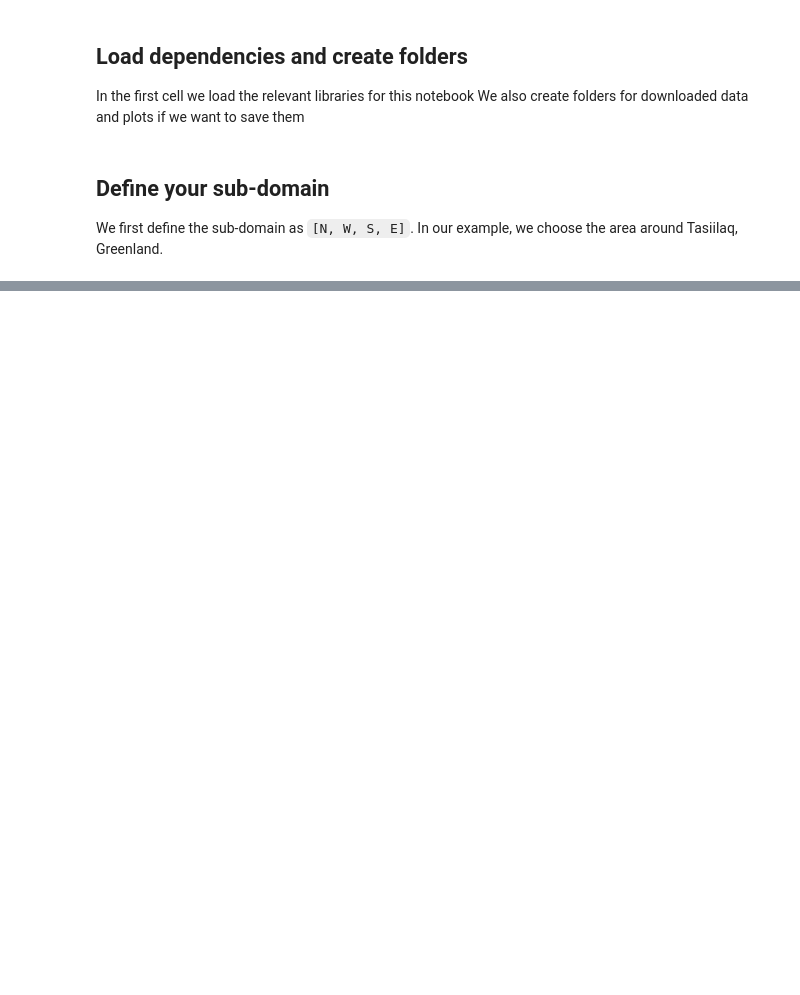
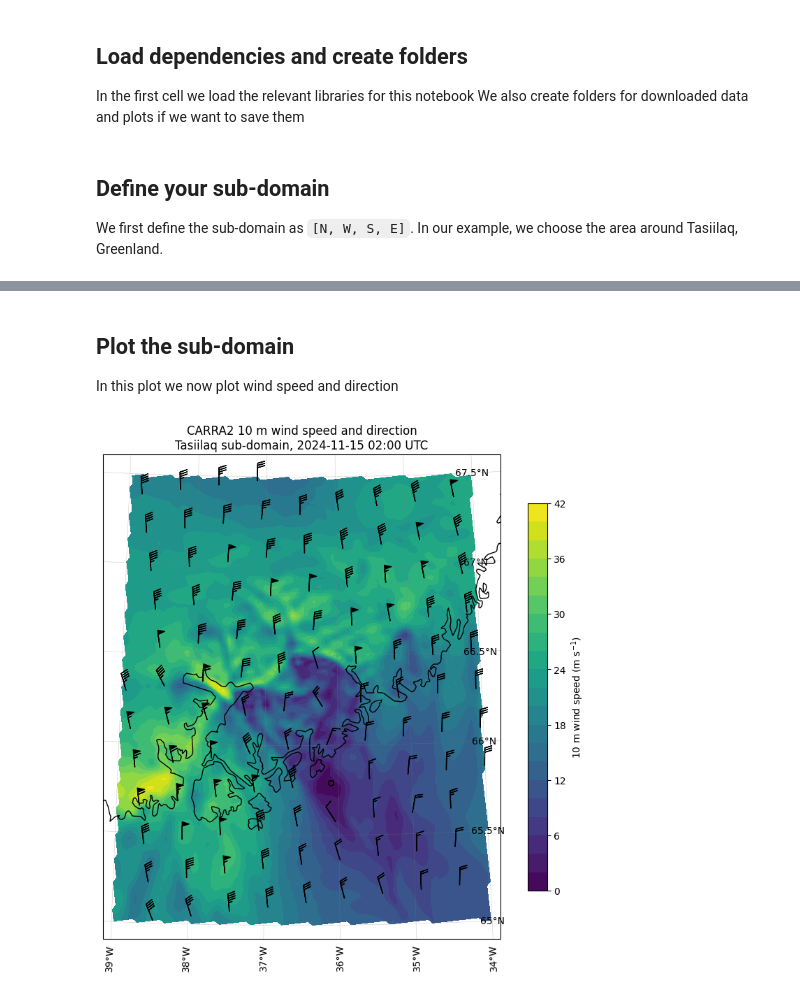
Before and after one commit to sbnielsen/carra2_cds, a Jupyter notebook: notebooks/retrieve_and_plot_subdomain.ipynb, the cells around one changed output, grey strips where cells are left out. Saved outputs shown, nothing was run; the diff lists cells and outputs as text; code cells hidden in the pictures; blank space fills up the shorter version.

Commit message:
Update notebook for demonstrating sub domain

```diff
--- a/notebooks/retrieve_and_plot_subdomain.ipynb
+++ b/notebooks/retrieve_and_plot_subdomain.ipynb
@@ -44,3 +46,6 @@ request = {
 
 client = cdsapi.Client()
 client.retrieve(dataset, request).download(target_path)
+# %%
+ds = cfgrib.open_dataset(target_path)
+ds
@@ -46,0 +70,56 @@ client.retrieve(dataset, request).download(target_path)
+# %% [markdown]
+## Plot the sub-domain
+In this plot we now plot wind speed and direction
+# %%
+N, W, S, E = sub_domain
+lat = ds.latitude
+lon = ((ds.longitude + 180) % 360) - 180
+
+mask = (lat >= S) & (lat <= N) & (lon >= W) & (lon <= E)
+ys, xs = np.where(mask.values)
+sub = ds.isel(y=slice(ys.min(), ys.max() + 1),
+              x=slice(xs.min(), xs.max() + 1))
+
+sub_lat = sub.latitude
+sub_lon = ((sub.longitude + 180) % 360) - 180
+
+spd = sub["si10"]
+
+# Converting to knots for plotting barbs
+spd_kt = spd * 1.94384
+wdir = np.deg2rad(sub["wdir10"])
+u = -spd_kt * np.sin(wdir)
+v = -spd_kt * np.cos(wdir)
+
+step = max(1, min(sub.sizes["y"], sub.sizes["x"]) // 10)
+
+proj = ccrs.NorthPolarStereo(central_longitude=-36.6)
+
+fig = plt.figure(figsize=(10, 9))
+ax = plt.axes(projection=proj)
+ax.set_extent([W - .1, E + .1, S - .1, N + .1], crs=ccrs.PlateCarree())
+
+mesh = ax.contourf(sub_lon, sub_lat, spd, levels=20,
+                   transform=ccrs.PlateCarree(), cmap="viridis")
+cbar = fig.colorbar(mesh, ax=ax, orientation="vertical", pad=0.05, shrink=0.8)
+cbar.set_label("10 m wind speed (m s$^{-1}$)")
+
+bx = sub_lon.values[::step, ::step].ravel()
+by = sub_lat.values[::step, ::step].ravel()
+bu = u.values[::step, ::step].ravel()
+bv = v.values[::step, ::step].ravel()
+valid = np.isfinite(bu) & np.isfinite(bv)
+ax.barbs(bx[valid], by[valid], bu[valid], bv[valid],
+         length=6, transform=ccrs.PlateCarree())
+
+ax.coastlines(resolution="10m")
+ax.add_feature(cfeature.BORDERS, linewidth=0.5)
+gl = ax.gridlines(draw_labels=True, linewidth=0.3, color="gray", alpha=0.5)
+gl.top_labels = False
+gl.right_labels = False
+
+fig.savefig(os.path.join("plots", "wind_speed_subdomain.png"),
+            dpi=150, bbox_inches="tight")
+plt.show()
+# %% [output]
+[figure, added]
```
Also changed, not shown: parts of 4 cells of this notebook.
